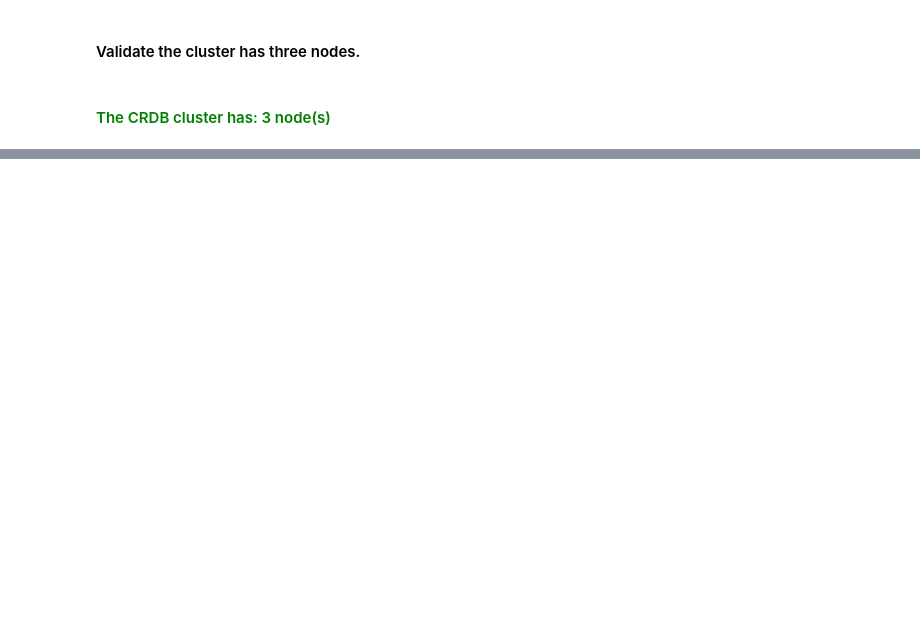
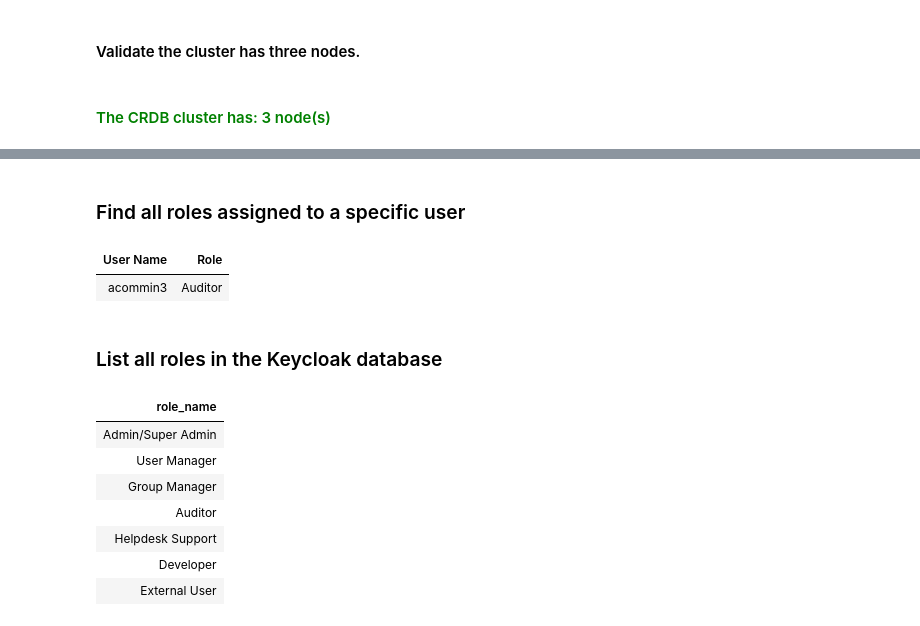
Before and after one commit to ainfanzon/CRL-IAM-Workshop, a Jupyter notebook: source/wrkshp_repl.ipynb, the cells around one changed output, grey strips where cells are left out. Drawn from its saved outputs; the diff is of its cells as text; code cells hidden in the pictures; blank space fills up the shorter version.

```diff
--- a/source/wrkshp_repl.ipynb
+++ b/source/wrkshp_repl.ipynb
@@ -137,0 +170,35 @@ print(mytable)
+# %% [markdown]
+### Find all roles assigned to a specific user
+# %%
+cursor.execute("""
+SELECT
+    user_name AS "User Name"
+  , role_name AS "Role"
+FROM iam_roles INNER JOIN iam_users USING (role_id)
+WHERE user_name = 'acommin3'
+""")
+result_set = cursor.fetchall()
+df_result_set = pd.DataFrame(result_set, columns=[desc[0] for desc in cursor.description])
+df_result_set.style.hide(axis="index")
+# %% [output]
+| User Name | Role |
+| acommin3 | Auditor |
+# %% [markdown]
+### List all roles in the Keycloak database
+# %%
+cursor.execute("""
+SELECT role_name
+FROM iam_roles
+""")
+result_set = cursor.fetchall()
+df_result_set = pd.DataFrame(result_set, columns=[desc[0] for desc in cursor.description])
+df_result_set.style.hide(axis="index")
+# %% [output]
+| role_name |
+| Admin/Super Admin |
+| User Manager |
+| Group Manager |
+| Auditor |
+| Helpdesk Support |
+| Developer |
+| External User |
```
Also changed, not shown: parts of 15 cells of this notebook.
